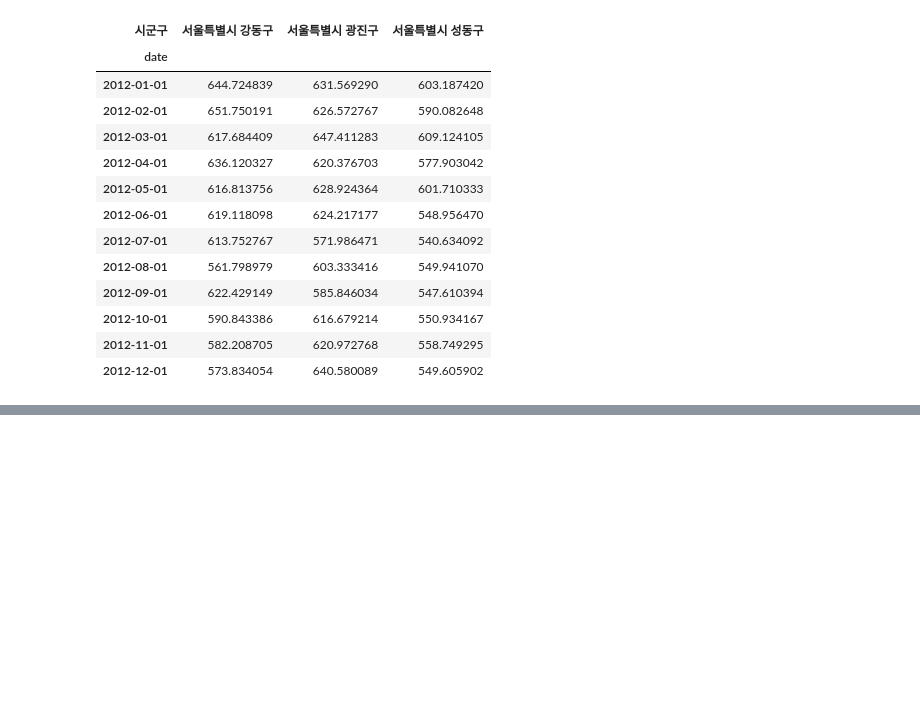
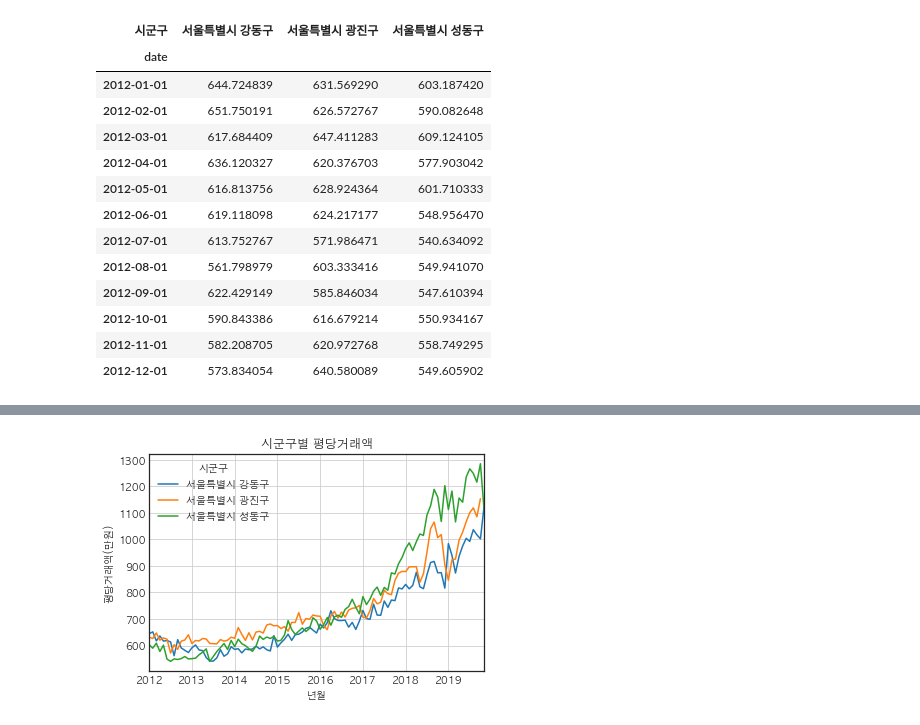
Before and after one commit to rudalson/data-analysis-note, a Jupyter notebook: realestate/notebook/시군구별_평당_가격변화.ipynb, the cells around one changed output, grey strips where cells are left out. Saved outputs shown, nothing was run; the diff lists cells and outputs as text; code cells hidden in the pictures; blank space fills up the shorter version.

```diff
--- a/realestate/notebook/시군구별_평당_가격변화.ipynb
+++ b/realestate/notebook/시군구별_평당_가격변화.ipynb
@@ -198,0 +198,7 @@ df_pivot.plot()
+# %%
+ax = df_pivot.plot(grid=True, marker="v", title="시군구별 평당거래액")
+ax.set_ylabel("평당거래액(만원)")
+ax.set_xlabel("년월")
+plt.savefig("시군구별 평당거래액(서울).png", dpi=300)
+# %% [output]
+[figure, added]
```
Also changed, not shown: parts of 5 cells of this notebook.
